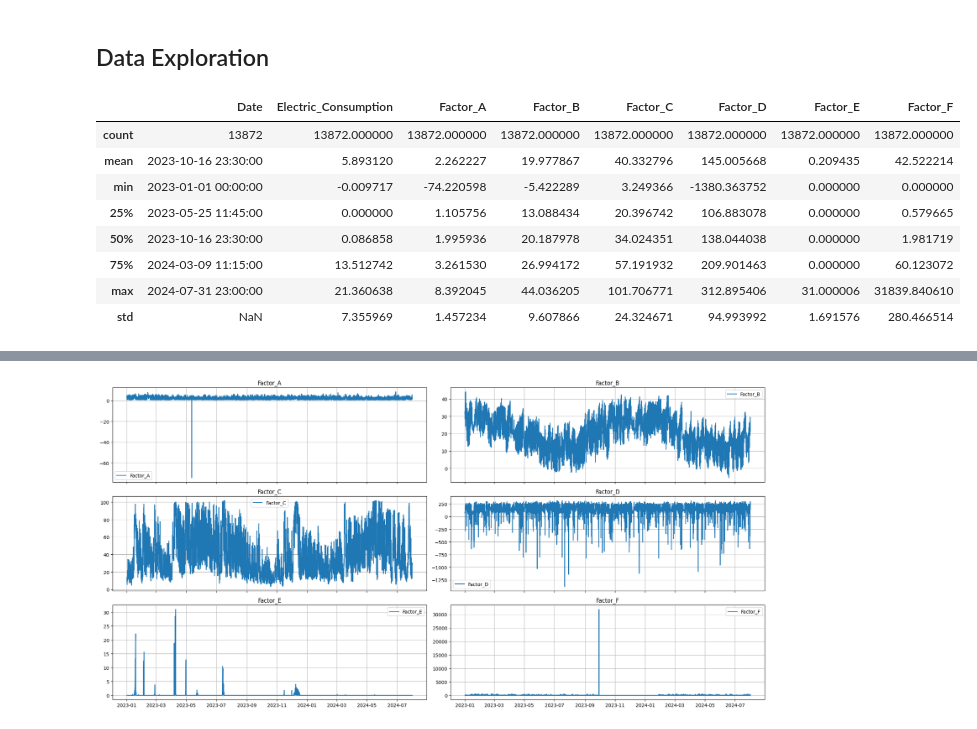
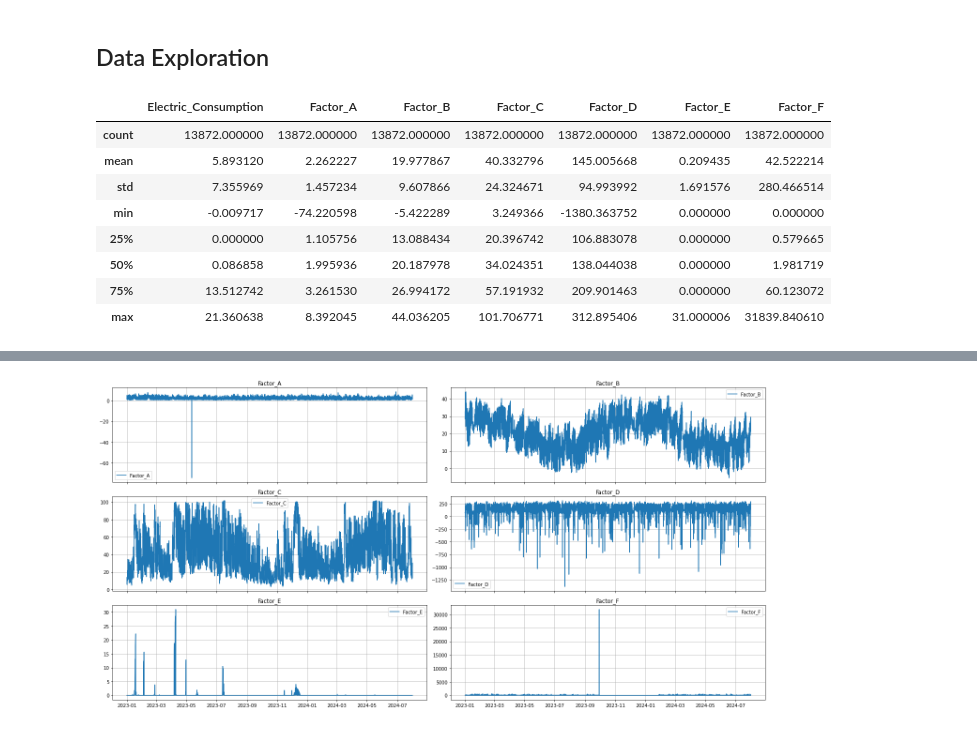
Before and after one commit to ireneburri/Burri-PredictionOfFactoryElectricConsumption, a Jupyter notebook: factory_model.ipynb, the cells around one changed output, grey strips where cells are left out. Cells and saved outputs as stored; diff of their text form; code cells hidden in the pictures.

```diff
--- a/factory_model.ipynb
+++ b/factory_model.ipynb
@@ -26,23 +26,24 @@ import seaborn as sns
 # %%
 # Upload the data
 train_df = pd.read_csv("Data/train_df.csv")
 test_df = pd.read_csv("Data/test_df.csv")
 
 # Convert Date column to datetime
 train_df['Date'] = pd.to_datetime(train_df['Date'])
+test_df['Date'] = pd.to_datetime(test_df['Date'])
 
 # Statistics
 display(train_df.describe())
 # %% [output]
-|  | Date | Electric_Consumption | Factor_A | Factor_B | Factor_C | Factor_D | Factor_E | Factor_F |
-| count | 13872 | 13872.000000 | 13872.000000 | 13872.000000 | 13872.000000 | 13872.000000 | 13872.000000 | 13872.000000 |
-| mean | 2023-10-16 23:30:00 | 5.893120 | 2.262227 | 19.977867 | 40.332796 | 145.005668 | 0.209435 | 42.522214 |
-| min | 2023-01-01 00:00:00 | -0.009717 | -74.220598 | -5.422289 | 3.249366 | -1380.363752 | 0.000000 | 0.000000 |
-| 25% | 2023-05-25 11:45:00 | 0.000000 | 1.105756 | 13.088434 | 20.396742 | 106.883078 | 0.000000 | 0.579665 |
-| 50% | 2023-10-16 23:30:00 | 0.086858 | 1.995936 | 20.187978 | 34.024351 | 138.044038 | 0.000000 | 1.981719 |
-| 75% | 2024-03-09 11:15:00 | 13.512742 | 3.261530 | 26.994172 | 57.191932 | 209.901463 | 0.000000 | 60.123072 |
-| max | 2024-07-31 23:00:00 | 21.360638 | 8.392045 | 44.036205 | 101.706771 | 312.895406 | 31.000006 | 31839.840610 |
-| std | NaN | 7.355969 | 1.457234 | 9.607866 | 24.324671 | 94.993992 | 1.691576 | 280.466514 |
+|  | Electric_Consumption | Factor_A | Factor_B | Factor_C | Factor_D | Factor_E | Factor_F |
+| count | 13872.000000 | 13872.000000 | 13872.000000 | 13872.000000 | 13872.000000 | 13872.000000 | 13872.000000 |
+| mean | 5.893120 | 2.262227 | 19.977867 | 40.332796 | 145.005668 | 0.209435 | 42.522214 |
+| std | 7.355969 | 1.457234 | 9.607866 | 24.324671 | 94.993992 | 1.691576 | 280.466514 |
+| min | -0.009717 | -74.220598 | -5.422289 | 3.249366 | -1380.363752 | 0.000000 | 0.000000 |
+| 25% | 0.000000 | 1.105756 | 13.088434 | 20.396742 | 106.883078 | 0.000000 | 0.579665 |
+| 50% | 0.086858 | 1.995936 | 20.187978 | 34.024351 | 138.044038 | 0.000000 | 1.981719 |
+| 75% | 13.512742 | 3.261530 | 26.994172 | 57.191932 | 209.901463 | 0.000000 | 60.123072 |
+| max | 21.360638 | 8.392045 | 44.036205 | 101.706771 | 312.895406 | 31.000006 | 31839.840610 |
 # %%
 # Plot the Electric Consumption over time
 plt.figure(figsize=(10, 5))
```
Also changed, not shown: parts of 7 cells of this notebook, 3 other files.
